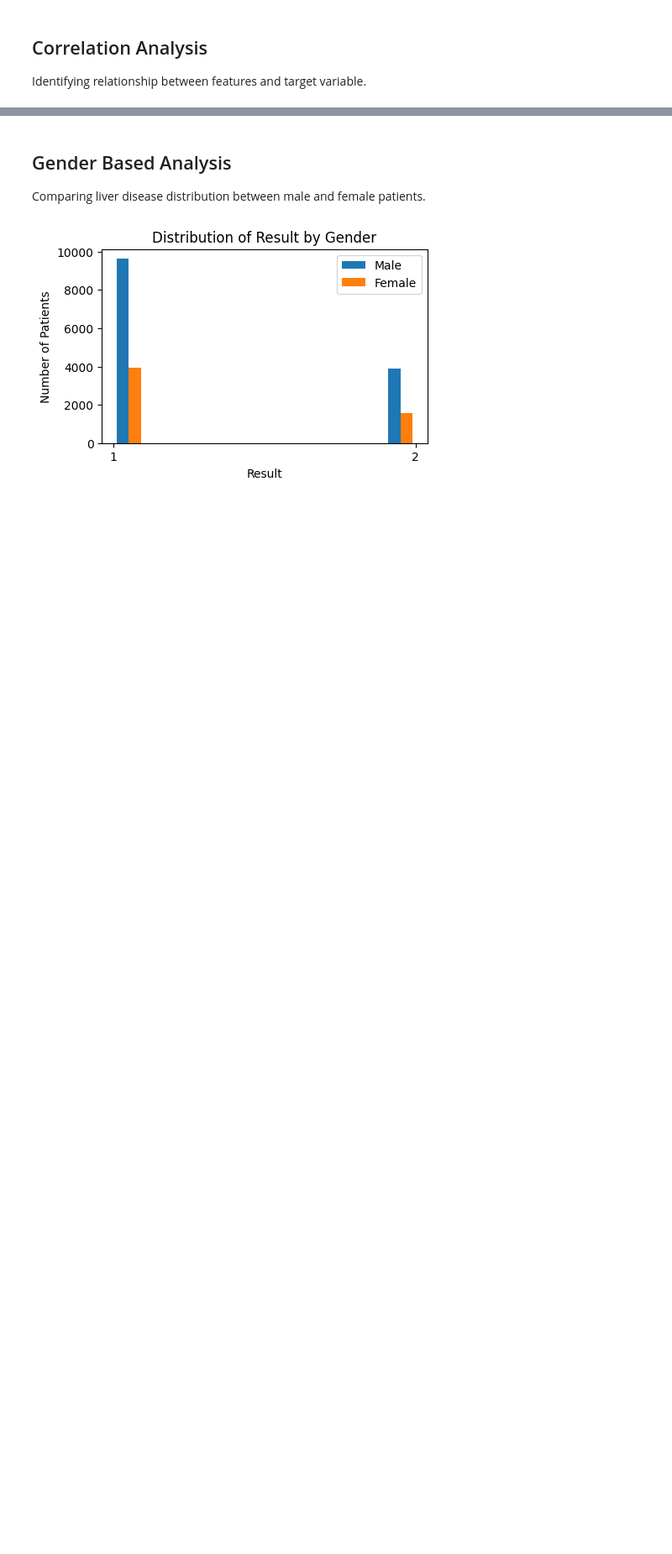
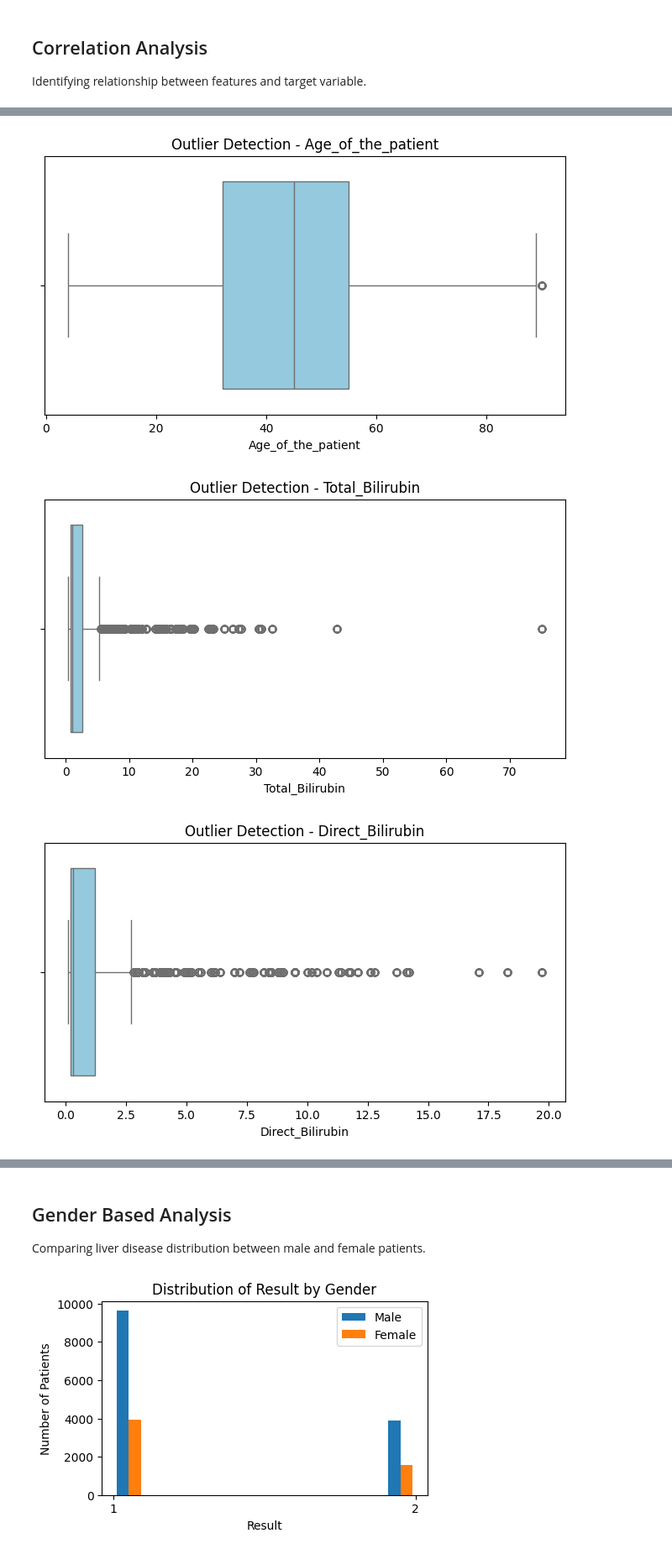
Before and after one commit to aaditya6882/2510333_AadityaAcharya_Final, a Jupyter notebook: classification.ipynb, the cells around one changed output, grey strips where cells are left out. Shown at 84% size. Saved outputs shown, nothing was run; the diff lists cells and outputs as text; code cells hidden in the pictures; blank space fills up the shorter version.

```diff
--- a/classification.ipynb
+++ b/classification.ipynb
@@ -181,0 +180,13 @@ Name: Result, dtype: float64
+# %%
+num_cols = df.select_dtypes(include=['int64', 'float64']).columns
+
+for col in num_cols:
+    plt.figure(figsize=(8, 4))
+    sns.boxplot(x=df[col], color='skyblue')
+    plt.title(f'Outlier Detection - {col}')
+    plt.xlabel(col)
+    plt.show()
+# %% [output]
+[figure, added]
+[figure, added]
+[figure, added]
```
Also changed, not shown: parts of 16 cells of this notebook, 5 other files.
